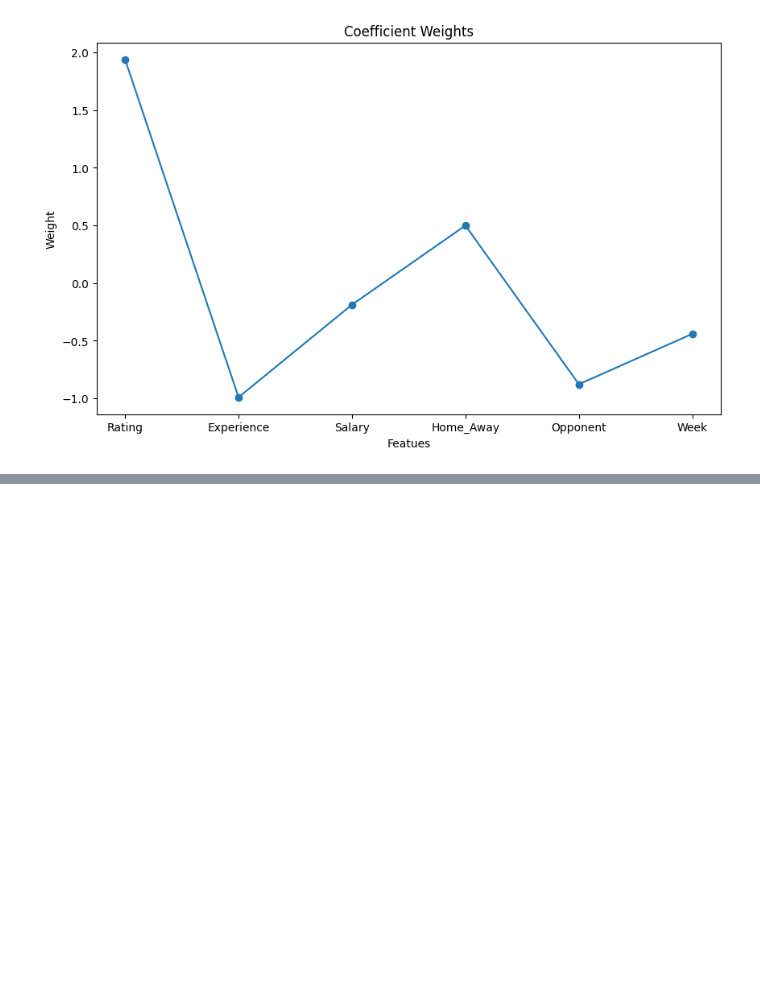
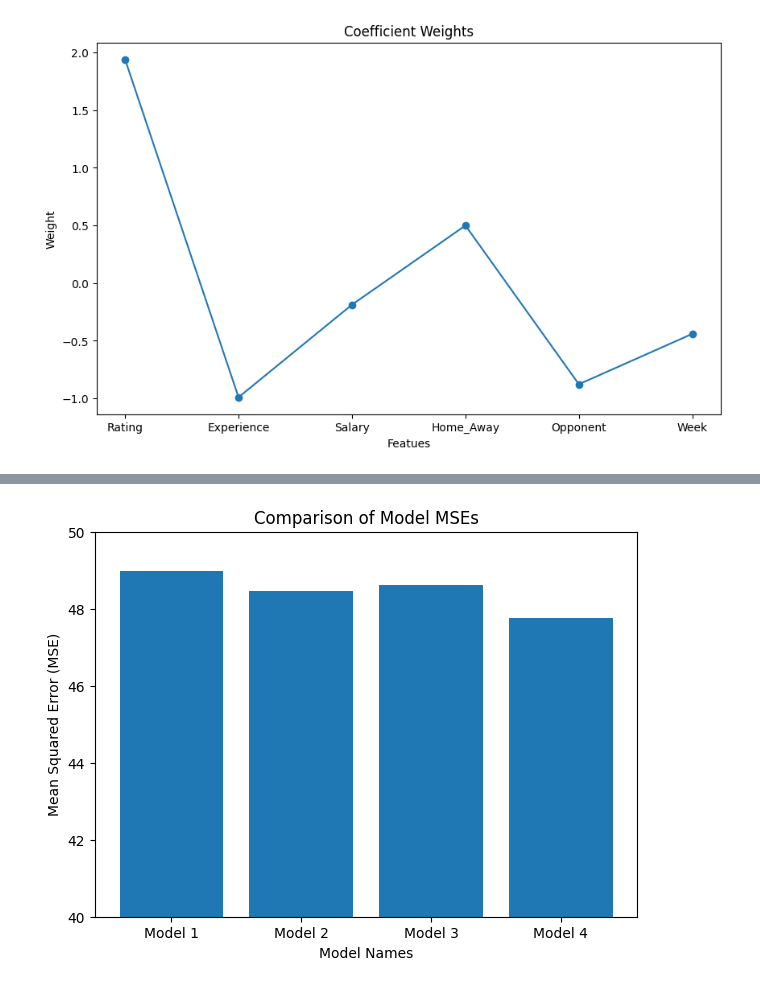
Before and after one commit to sohankancherla/nfl-qb-fantasy-prediction, a Jupyter notebook: qb_prediction.ipynb, the cells around one changed output, grey strips where cells are left out. Cells and saved outputs as stored; diff of their text form; code cells hidden in the pictures; blank space fills up the shorter version.

```diff
--- a/qb_prediction.ipynb
+++ b/qb_prediction.ipynb
@@ -440,0 +526,7 @@ plt.show()
+# %%
+#Get MSE of model 2
+m2_pred = model2.predict(X_test_scaled)
+m2_mse = mean_squared_error(y_test, m2_pred)
+nn_models.append("Model 2")
+nn_mses.append(m2_mse)
+print("100 Width MSE:", m2_mse)
@@ -440,0 +567,7 @@ plt.show()
+# %%
+#Get MSE of model 3
+m3_pred = model3.predict(X_test_scaled)
+m3_mse = mean_squared_error(y_test, m3_pred)
+nn_models.append("Model 3")
+nn_mses.append(m3_mse)
+print("100 Width MSE:", m3_mse)
@@ -440,0 +577,12 @@ plt.show()
+# %%
+#Create model 4
+
+model4 = Sequential([
+                   Dense(2, activation = 'linear'),
+                   Dense(1, activation = 'sigmoid'),
+                   Dense(268, activation = 'linear'),
+                   Dense(32, activation = 'relu'),
+                   Dense(1, activation = 'linear'),
+                   ])
+model4.compile(loss = 'mse', metrics = ['mse'],)
+model4.fit(X_train_scaled, y_train, epochs = 175, verbose = True)
@@ -440,0 +608,7 @@ plt.show()
+# %%
+#Get MSE of model 4
+m4_pred = model4.predict(X_test_scaled)
+m4_mse = mean_squared_error(y_test, m4_pred)
+nn_models.append("Model 4")
+nn_mses.append(m4_mse)
+print("100 Width MSE:", m4_mse)
@@ -440,0 +618,12 @@ plt.show()
+# %%
+#Plot the MSE from each model to compare
+plt.figure(figsize=(7, 5))
+plt.bar(nn_models, nn_mses)
+plt.xlabel('Model Names')
+plt.ylabel('Mean Squared Error (MSE)')
+plt.title('Comparison of Model MSEs')
+plt.xticks(nn_models)
+plt.ylim(40,50)
+plt.show()
+# %% [output]
+[figure, added]
```
Also changed, not shown: parts of 12 cells of this notebook.
